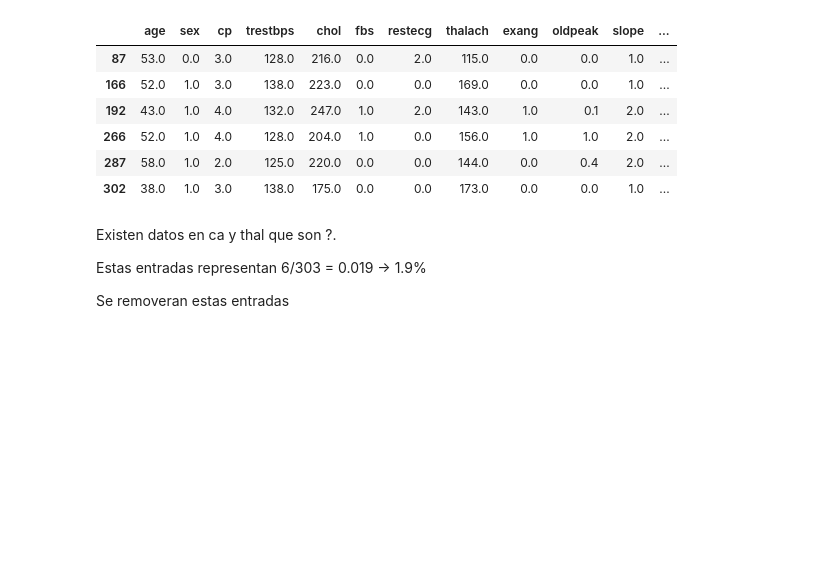
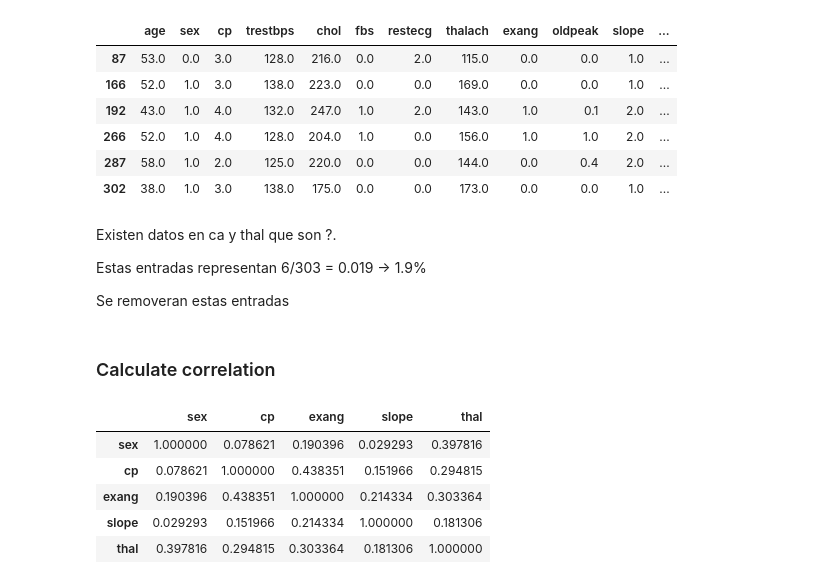
Before and after one commit to Gegori1/Modelado-Preedictivo, a Jupyter notebook: LDA/reporte/LDA_homework.ipynb, the cells around one changed output. Cells and saved outputs as stored; diff of their text form; code cells hidden in the pictures; blank space fills up the shorter version.

```diff
--- a/LDA/reporte/LDA_homework.ipynb
+++ b/LDA/reporte/LDA_homework.ipynb
@@ -79,0 +200,12 @@ data = (
+# %% [markdown]
+### Calculate correlation
+# %%
+# correlation spearman
+X_train_cat.corr(method="spearman").abs().style.background_gradient(cmap="coolwarm")
+# %% [output]
+|  | sex | cp | exang | slope | thal |
+| sex | 1.000000 | 0.078621 | 0.190396 | 0.029293 | 0.397816 |
+| cp | 0.078621 | 1.000000 | 0.438351 | 0.151966 | 0.294815 |
+| exang | 0.190396 | 0.438351 | 1.000000 | 0.214334 | 0.303364 |
+| slope | 0.029293 | 0.151966 | 0.214334 | 1.000000 | 0.181306 |
+| thal | 0.397816 | 0.294815 | 0.303364 | 0.181306 | 1.000000 |
```
Also changed, not shown: parts of 38 cells of this notebook, 2 other files.
